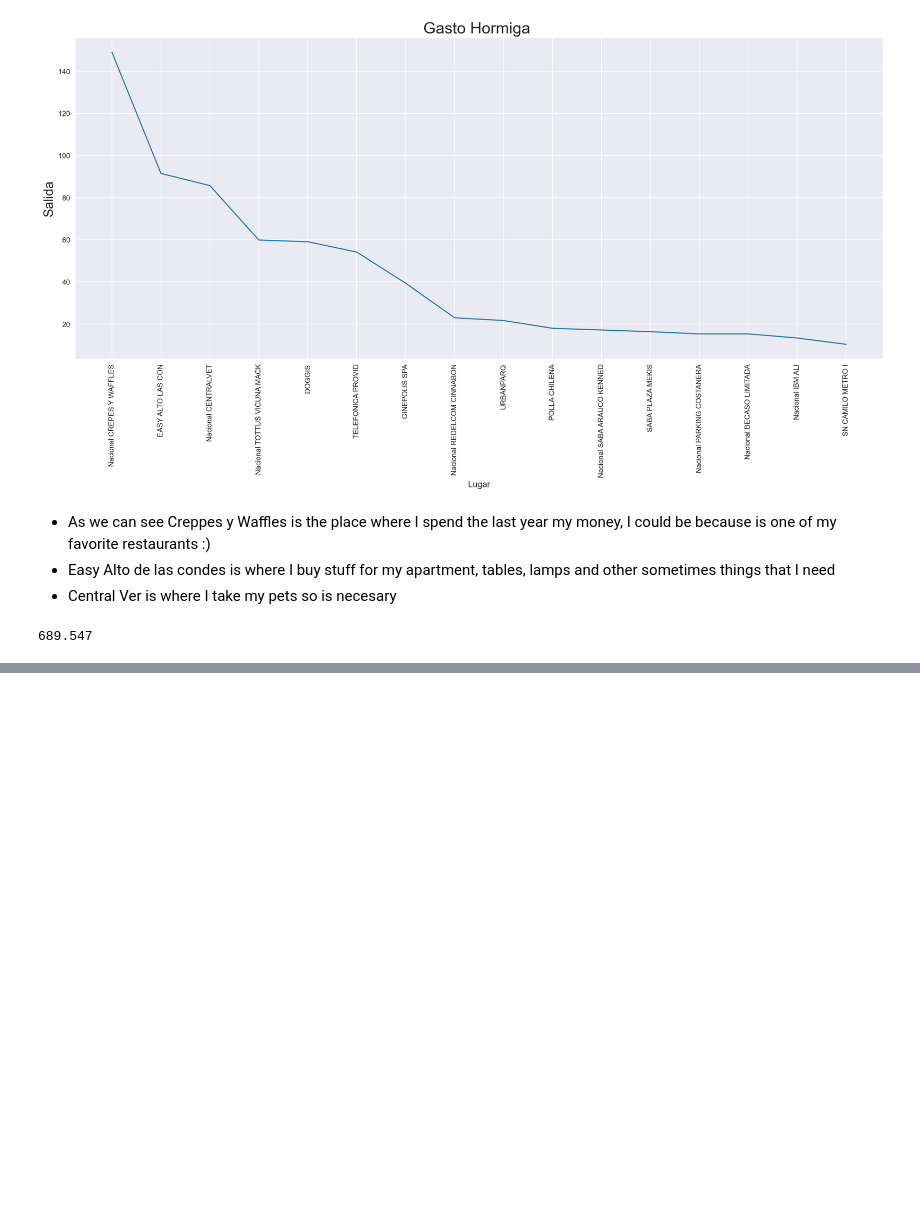
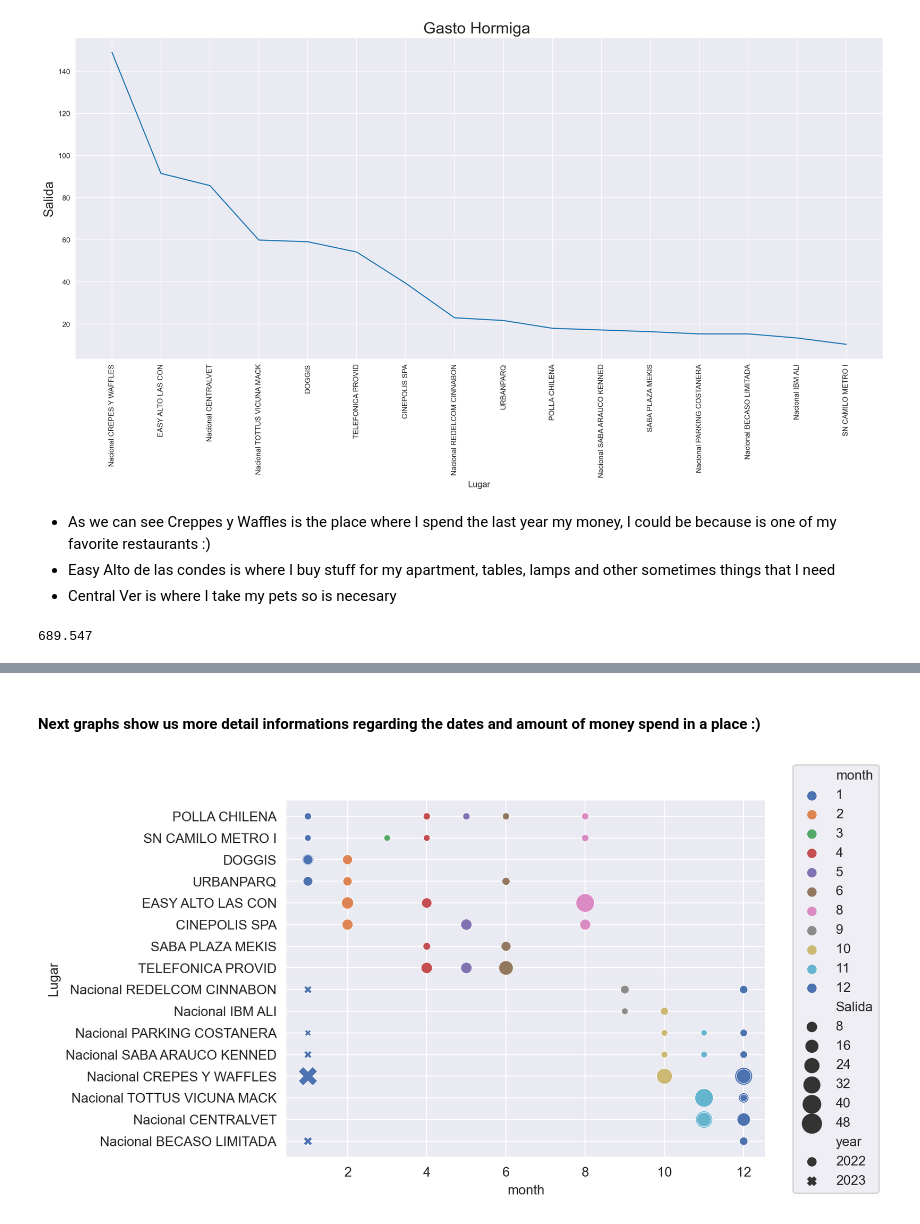
Before and after one commit to yohan-alfonso/Analisis_Exrtacto_Bancario, a Jupyter notebook: Analisis.ipynb, the cells around one changed output, grey strips where cells are left out. Cells and saved outputs as stored; diff of their text form; code cells hidden in the pictures; blank space fills up the shorter version.

Commit message:
add up some graphs an finisf

```diff
--- a/Analisis.ipynb
+++ b/Analisis.ipynb
@@ -469,0 +455,8 @@ df_orden_dec['sum'].sum()
+# %% [markdown]
+#### Next graphs show us more detail informations regarding the dates and amount of money spend in a place   :)
+# %%
+g= sns.scatterplot(data=frecuency_purchase, x='month', y= 'Lugar',style="year", palette="deep",size="Salida",sizes=(20, 200),hue='month')
+g.legend(loc='right', bbox_to_anchor=(1.25, 0.5), ncol=1)
+plt.show()
+# %% [output]
+[figure, added]
```
Also changed, not shown: parts of 37 cells of this notebook.
